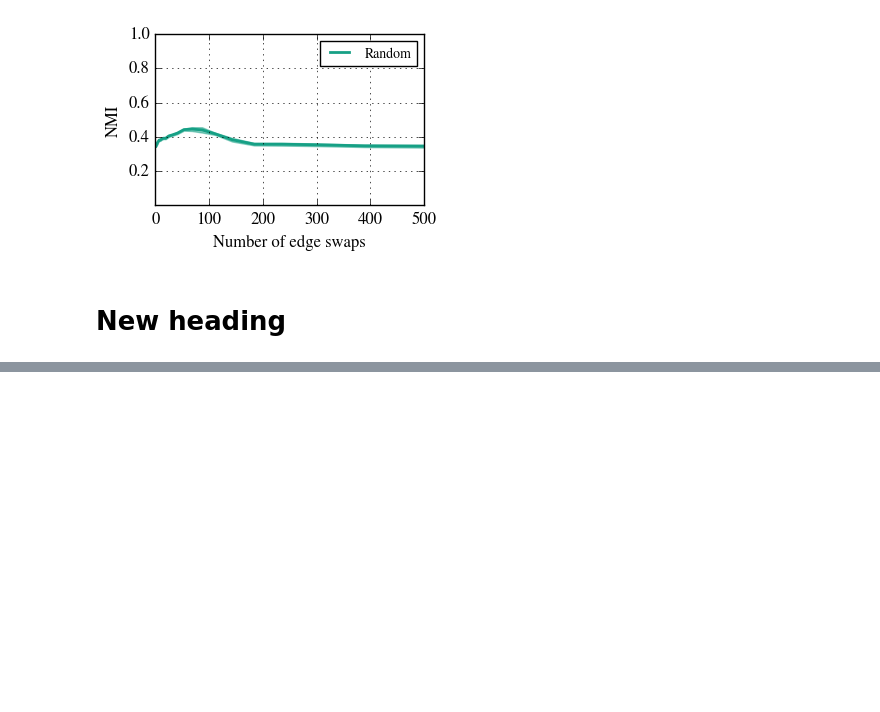
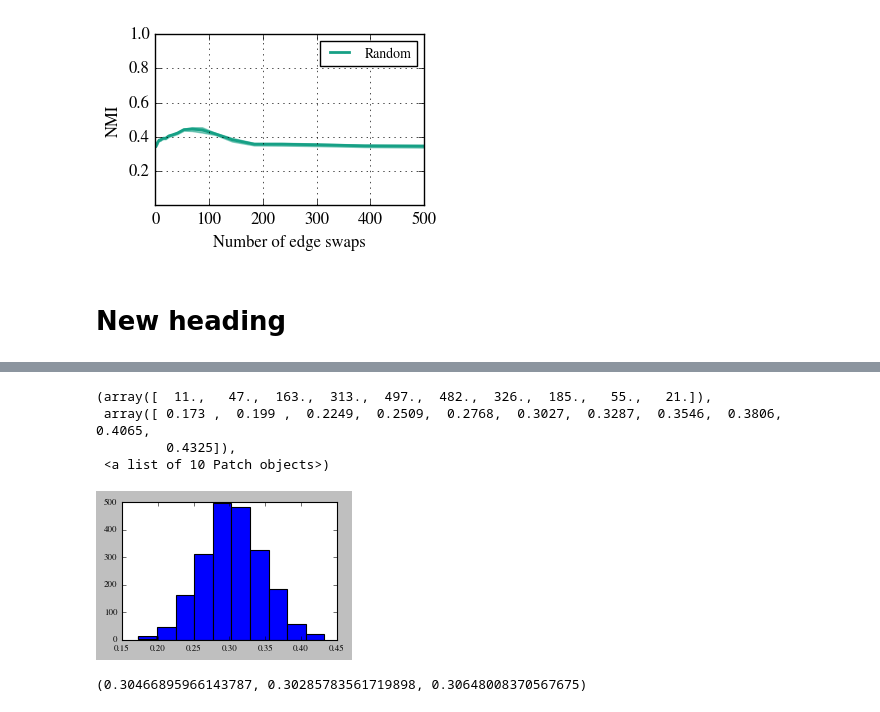
Before and after one commit to ulfaslak/recurrent_communities, a Jupyter notebook: Playspace.ipynb, the cells around one changed output, grey strips where cells are left out. Drawn from its saved outputs; the diff is of its cells as text; code cells hidden in the pictures; blank space fills up the shorter version.

```diff
--- a/Playspace.ipynb
+++ b/Playspace.ipynb
@@ -749,3 +756,11 @@ plt.show()
 [figure]
 # %% [markdown]
 # New heading
+# %%
+#x = []
+#y = []
+for _ in range(1000):
+    G1 = gen_G()
+    G2 = gen_G()
+
+    y.append(NMI_score(community.best_partition(G1), community.best_partition(G2)))
@@ -751,0 +775,19 @@ plt.show()
+# %%
+plt.hist(y)
+# %% [output]
+(array([  11.,   47.,  163.,  313.,  497.,  482.,  326.,  185.,   55.,   21.]),
+ array([ 0.173 ,  0.199 ,  0.2249,  0.2509,  0.2768,  0.3027,  0.3287,  0.3546,  0.3806,  0.4065,
+         0.4325]),
+ <a list of 10 Patch objects>)
+[figure, added]
+# %%
+def mean_confidence_interval(data, confidence=0.95):
+    a = 1.0*np.array(data)
+    n = len(a)
+    m, se = np.mean(a), scipy.stats.sem(a)
+    h = se * scipy.stats.t._ppf((1+confidence)/2., n-1)
+    return m, m-h, m+h
+
+mean_confidence_interval(y)
+# %% [output]
+(0.30466895966143787, 0.30285783561719898, 0.30648008370567675)
```
Also changed, not shown: parts of 6 cells of this notebook.
